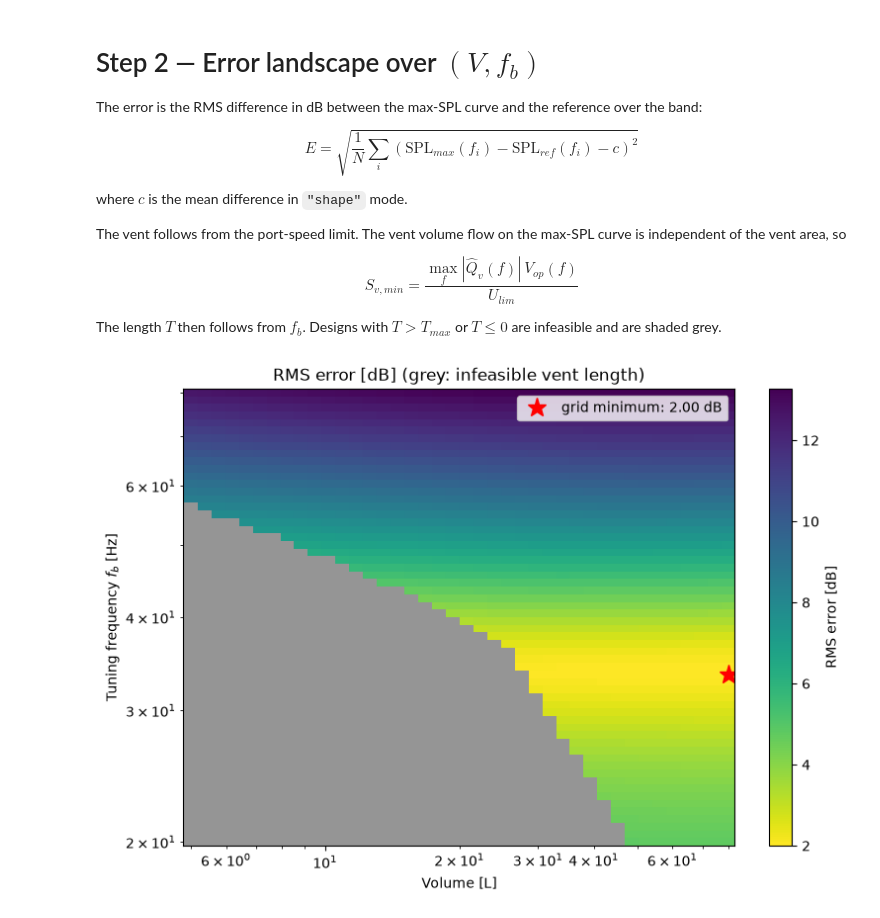
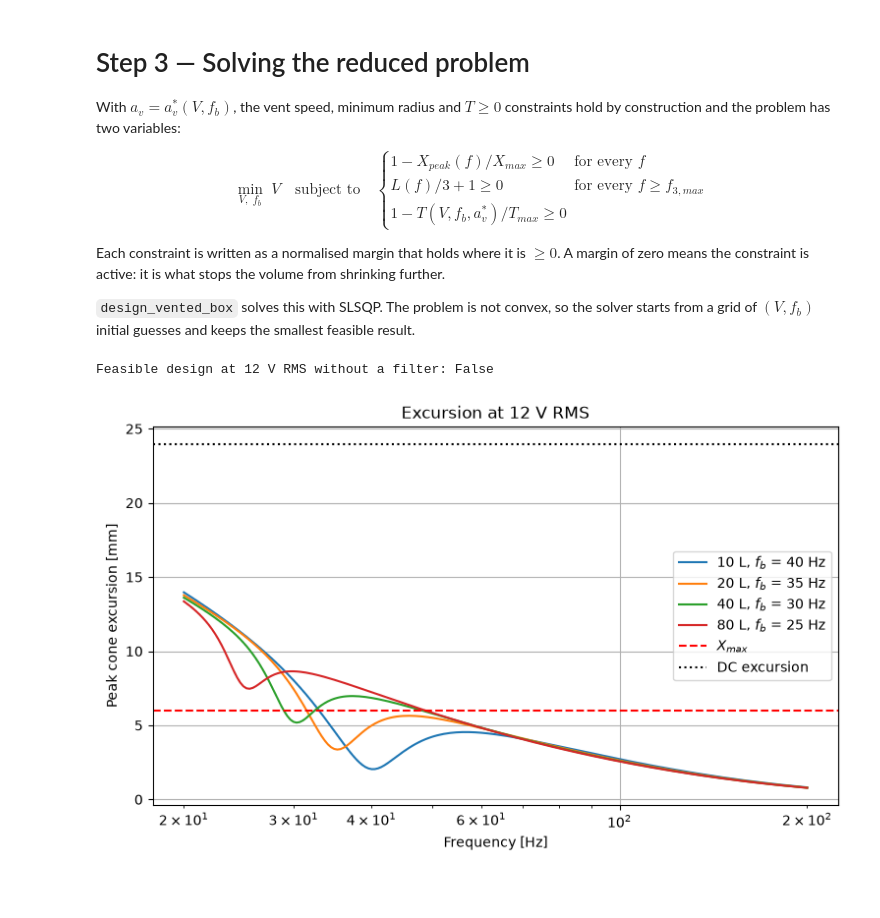
Before and after one commit to gfmmiranda/LoudspeakerModeling, a Jupyter notebook: notebooks/04_Vented_Box_Optimization.ipynb, the cells around one changed output. Drawn from its saved outputs; the diff is of its cells as text; code cells hidden in the pictures; blank space fills up the shorter version.

```diff
--- a/notebooks/04_Vented_Box_Optimization.ipynb
+++ b/notebooks/04_Vented_Box_Optimization.ipynb
@@ -155,39 +210,35 @@ radius  6.0 cm, length 112.1 cm: max |SPL difference| = 0.0e+00 dB
 # %% [markdown]
-# Step 2 — Error landscape over $(V, f_b)$
+# Step 3 — Solving the reduced problem
 
-The error is the RMS difference in dB between the max-SPL curve and the reference over the band:
+With $a_v = a_v^*(V, f_b)$, the vent speed, minimum radius and $T \ge 0$ constraints hold by construction and the problem has two variables:
 
-$$E = \sqrt{\frac{1}{N}\sum_i\left(\mathrm{SPL}_{max}(f_i)-\mathrm{SPL}_{ref}(f_i)-c\right)^2}$$
+$$\min_{V,\;f_b}\; V \quad \text{subject to} \quad
+\begin{cases}
+1 - X_{peak}(f)/X_{max} \ge 0 & \text{for every } f \\
+L(f)/3 + 1 \ge 0 & \text{for every } f \ge f_{3,max} \\
+1 - T(V, f_b, a_v^*)/T_{max} \ge 0
+\end{cases}$$
 
-where $c$ is the mean difference in `"shape"` mode.
+Each constraint is written as a normalised margin that holds where it is $\ge 0$. A margin of zero means the constraint is active: it is what stops the volume from shrinking further.
 
-The vent follows from the port-speed limit. The vent volume flow on the max-SPL curve is independent of the vent area, so
-
-$$S_{v,min} = \frac{\max_f |\hat Q_v(f)|\,V_{op}(f)}{U_{lim}}$$
-
-The length $T$ then follows from $f_b$. Designs with $T > T_{max}$ or $T \le 0$ are infeasible and are shaded grey.
+`design_vented_box` solves this with SLSQP. The problem is not convex, so the solver starts from a grid of $(V, f_b)$ initial guesses and keeps the smallest feasible result.
 # %%
-volumes = np.geomspace(5e-3, 80e-3, 40)
-fbs = np.geomspace(20, 80, 60)
+design = design_vented_box(driver, req)
+print(f"Feasible design at {req.voltage:.0f} V RMS without a filter: {design is not None}")
 
-error, feasible, _ = error_grid(driver, volumes, fbs, **settings)
-feasible_error = np.where(feasible, error, np.nan)
+dc_excursion = np.sqrt(2) * driver.Bl * req.voltage * driver.Cms / driver.Re
 
-fig, ax = plt.subplots(figsize=(9, 6))
-mesh = ax.pcolormesh(1e3 * volumes, fbs, feasible_error.T, shading="auto", cmap="viridis_r")
-ax.pcolormesh(1e3 * volumes, fbs, np.where(feasible, np.nan, 1.0).T, shading="auto", cmap="Greys", vmin=0, vmax=2)
-
-i, j = np.unravel_index(np.nanargmin(feasible_error), feasible_error.shape)
-ax.plot(1e3 * volumes[i], fbs[j], "r*", markersize=14, label=f"grid minimum: {feasible_error[i, j]:.2f} dB")
-
-ax.set_xscale("log")
-ax.set_yscale("log")
-ax.set_xlabel("Volume [L]")
-ax.set_ylabel("Tuning frequency $f_b$ [Hz]")
-ax.set_title("RMS error [dB] (grey: infeasible vent length)")
-ax.grid(False)
+fig, ax = plt.subplots()
+for volume_i, fb_i in [(10e-3, 40), (20e-3, 35), (40e-3, 30), (80e-3, 25)]:
+    perf_i = performance(vented_system(driver, volume_i, fb_i, Ql=req.Ql), req)
+    ax.semilogx(req.freqs, 1e3 * perf_i.excursion, label=f"{1e3 * volume_i:.0f} L, $f_b$ = {fb_i} Hz")
+ax.axhline(1e3 * driver.Xmax, color="r", linestyle="--", label="$X_{max}$")
+ax.axhline(1e3 * dc_excursion, color="k", linestyle=":", label="DC excursion")
+ax.set_xlabel("Frequency [Hz]")
+ax.set_ylabel("Peak cone excursion [mm]")
+ax.set_title(f"Excursion at {req.voltage:.0f} V RMS")
 ax.legend()
-fig.colorbar(mesh, label="RMS error [dB]")
 plt.show()
 # %% [output]
+Feasible design at 12 V RMS without a filter: False
-[figure, old version]
+[figure, new version]
```
Also changed, not shown: parts of 25 cells of this notebook, 9 other files.
